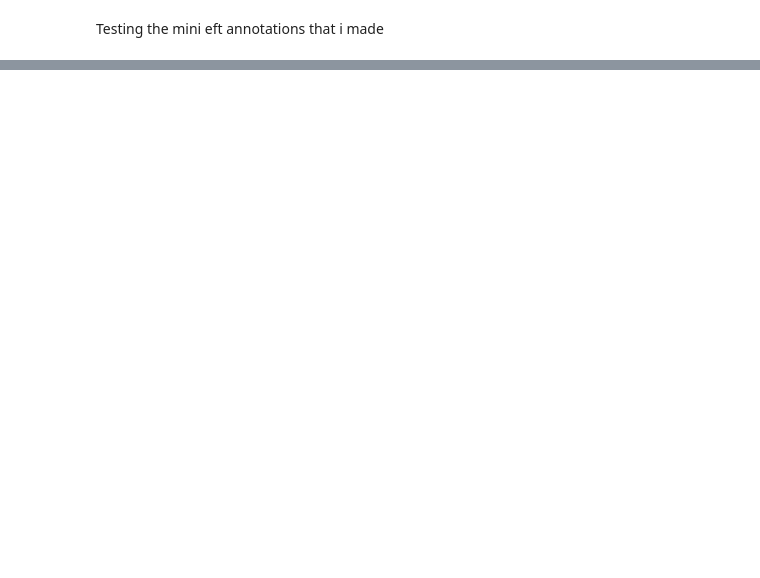
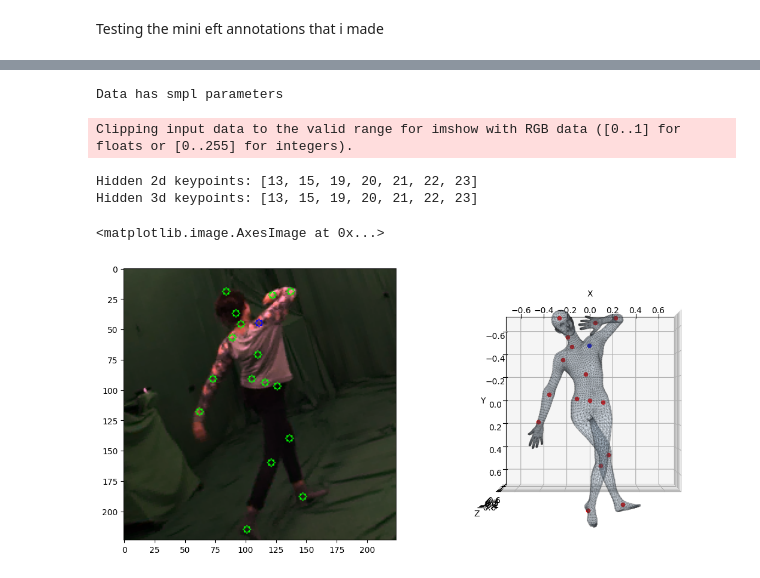
Before and after one commit to sspsk/thesis, a Jupyter notebook: notebooks/mpiinf_play.ipynb, the cells around one changed output, grey strips where cells are left out. Cells and saved outputs as stored; diff of their text form; code cells hidden in the pictures; blank space fills up the shorter version.

Commit message:
add summary writer, integrate 3d joints into dataset logic and test

```diff
--- a/notebooks/mpiinf_play.ipynb
+++ b/notebooks/mpiinf_play.ipynb
@@ -47,7 +47,7 @@ ax.set_axis_off()
 Img from: /gpu-data2/skar/MPIINF/mpi_inf_3dhp/S1/Seq1/video_0/000101.jpg
 [figure]
 # %%
-smpl = get_smpl_model(use_feet_keypoints=True,use_hands=True,extra=True)
+smpl = get_smpl_model(use_feet_keypoints=True,use_hands=True,extra=True,gender='neutral')
 # %% [output]
 WARNING: You are using a SMPL model, with only 10 shape coefficients.
 # %%
@@ -109,7 +108,7 @@ ax.legend()
 # %% [markdown]
 Testing the mini eft annotations that i made
 # %%
-dataset = EFTDataset(datasets=['mpiinf'],is_train=False)
+dataset = EFTDataset(datasets=['mpiinf'],is_train=True)
 # %%
 len(dataset)
 # %% [output]
@@ -149,0 +116,74 @@ ax2.view_init(elev=-90,azim=-90)
+# %%
+sample = dataset[51]
+
+pose = sample['pose']
+shape = sample['shape']
+keypoints3d = sample['keypoints3d']
+visibility3d = sample['visibility3d']
+keypoints2d = sample['keypoints2d']
+visibility2d = sample['visibility2d']
+has_smpl = sample['has_smpl']
+
+mean=torch.tensor([0.485, 0.456, 0.406])
+std=torch.tensor([0.229, 0.224, 0.225])
+img = sample['img']*std.unsqueeze(-1).unsqueeze(-1) + mean.unsqueeze(-1).unsqueeze(-1)
+img = img.permute(1,2,0).numpy()
+
+if has_smpl:
+    print("Data has smpl parameters")
+    pose = pose.flatten(1,2).unsqueeze(0)
+    output = smpl(global_orient=pose[:,:1,:],body_pose=pose[:,1:,:],betas=shape.unsqueeze(0),pose2rot=False)
+    output.vertices -= output.joints[:,25+14]
+else:
+    output=None
+
+fig = plt.figure(figsize=(10,5))
+ax1 = fig.add_subplot(121)
+ax2 = fig.add_subplot(122,projection='3d')
+
+
+if output is not None:
+    ax2 = display_model(
+                {'verts': output.vertices.cpu().detach(),
+                 'joints': output.joints[0,25:,:].cpu().detach()},
+                model_faces=smpl.faces.astype(int),
+                with_joints=False,
+                kintree_table=smpl.parents,
+                savepath=None,
+                show=False,
+                ax=ax2,
+                alpha=0.1)
+
+ax2.view_init(elev=-90,azim=-90)
+
+hidden2d = []
+hidden3d = []
+
+for i in range(keypoints3d.shape[0]):#processing only the 24 joints superset
+    if visibility2d[25+i] > 0:
+        color = (0,225,0)
+        if i ==8:
+            color=(0,0,255)
+        img = cv2.circle(img,center=(int(keypoints2d[25+i][0]),int(keypoints2d[25+i][1])),radius=3,color=color)
+    else:
+        hidden2d.append(i)
+
+    if visibility3d[i] > 0:
+        c = 'red'
+        if i==8:
+            c = 'blue'
+        ax2.scatter3D(*keypoints3d[i].tolist(),c=c)
+    else:
+        hidden3d.append(i)
+
+print("Hidden 2d keypoints:",hidden2d)
+print("Hidden 3d keypoints:",hidden3d)
+
+ax1.imshow(img)
+# %% [output]
+Data has smpl parameters
+Clipping input data to the valid range for imshow with RGB data ([0..1] for floats or [0..255] for integers).
+Hidden 2d keypoints: [13, 15, 19, 20, 21, 22, 23]
+Hidden 3d keypoints: [13, 15, 19, 20, 21, 22, 23]
+<matplotlib.image.AxesImage at 0x...>
+[figure, added]
```
Also changed, not shown: parts of 5 cells of this notebook, 4 other files.
